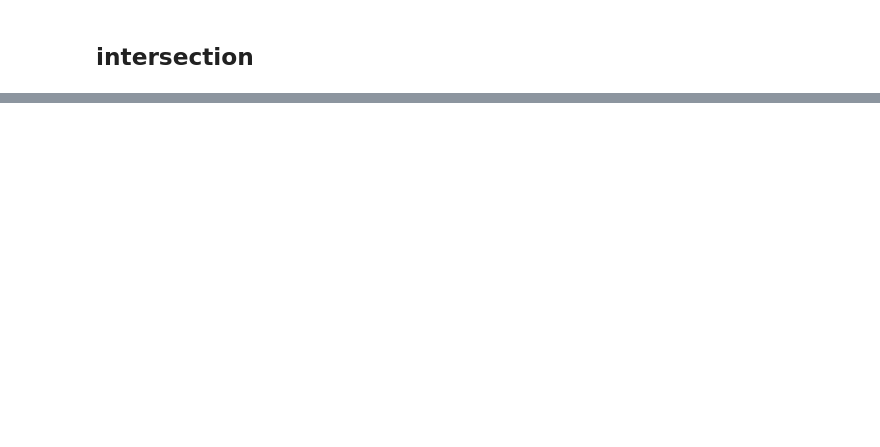
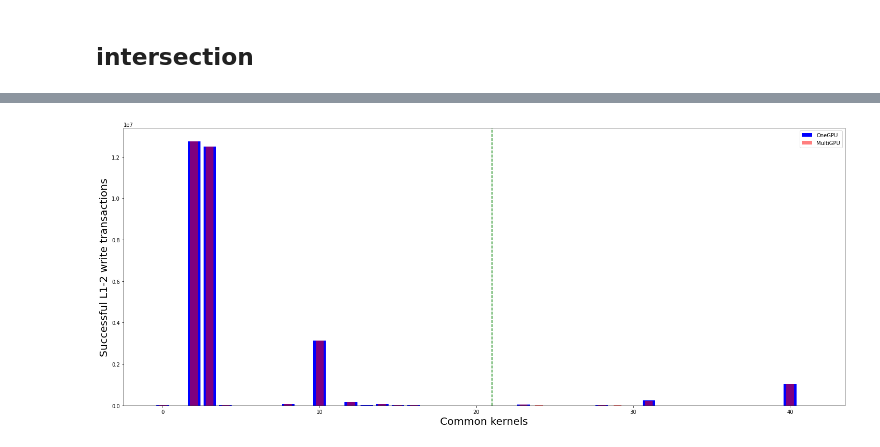
Before and after one commit to Yassawe/cacheThrashingVisualization, a Jupyter notebook: hr.ipynb, the cells around one changed output, grey strips where cells are left out. Cells and saved outputs as stored; diff of their text form; code cells hidden in the pictures; blank space fills up the shorter version.

```diff
--- a/hr.ipynb
+++ b/hr.ipynb
@@ -82,0 +167,17 @@ val_4 = val_4[idx_4] -->
+# %%
+a = onegpu['Name'].to_numpy()
+b = multigpu['Name'].to_numpy()
+_, idx_1, idx_4 = np.intersect1d(a,b,return_indices=True)
+idx_1 = np.sort(idx_1)
+idx_4 = np.sort(idx_4)
+# %%
+def returnIntersection(val1, val2, delimeter, idx1, idx2):
+    a = val1[idx1]
+    b = val2[idx2]
+
+    d = np.argwhere(idx1>delimeter)[0][0]
+
+    return a,b,d
+# %%
+SuccessRT_one_inter, SuccessRT_multi_inter, d = returnIntersection(SuccessRT_one, SuccessRT_multi, delimeter, idx_1, idx_4)
+SuccessWT_one_inter, SuccessWT_multi_inter, d = returnIntersection(SuccessWT_one, SuccessWT_multi, delimeter, idx_1, idx_4)
@@ -82,0 +188,4 @@ val_4 = val_4[idx_4] -->
+# %%
+plot_bar_overlap(SuccessWT_one_inter, SuccessWT_multi_inter, delimeter=d, ylabel='Successful L1-2 write transactions', xlabel='Common kernels', label1='OneGPU', label2='MultiGPU')
+# %% [output]
+[figure, added]
```
Also changed, not shown: parts of 21 cells of this notebook, 33 other files.
